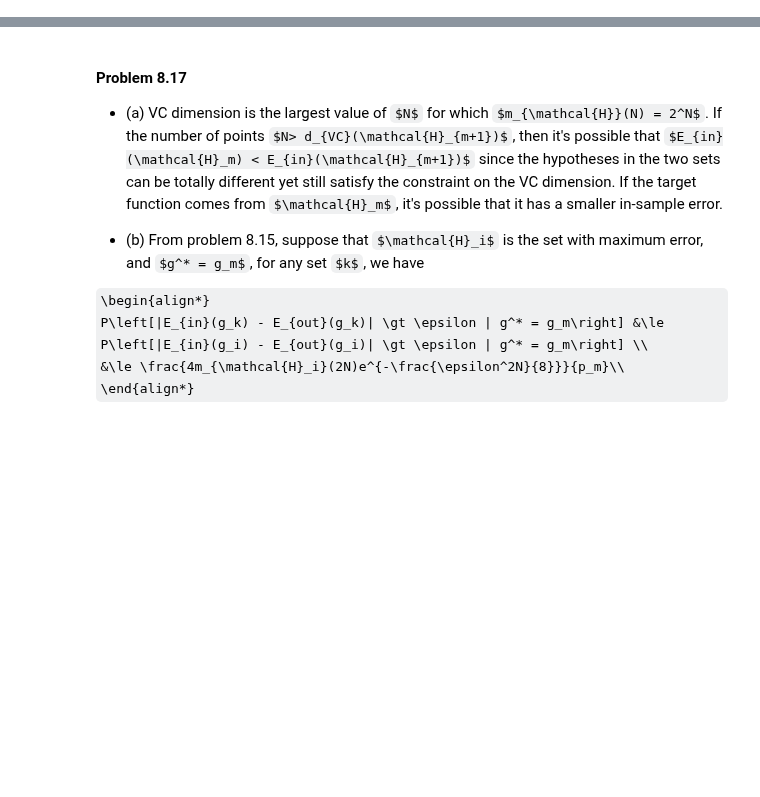
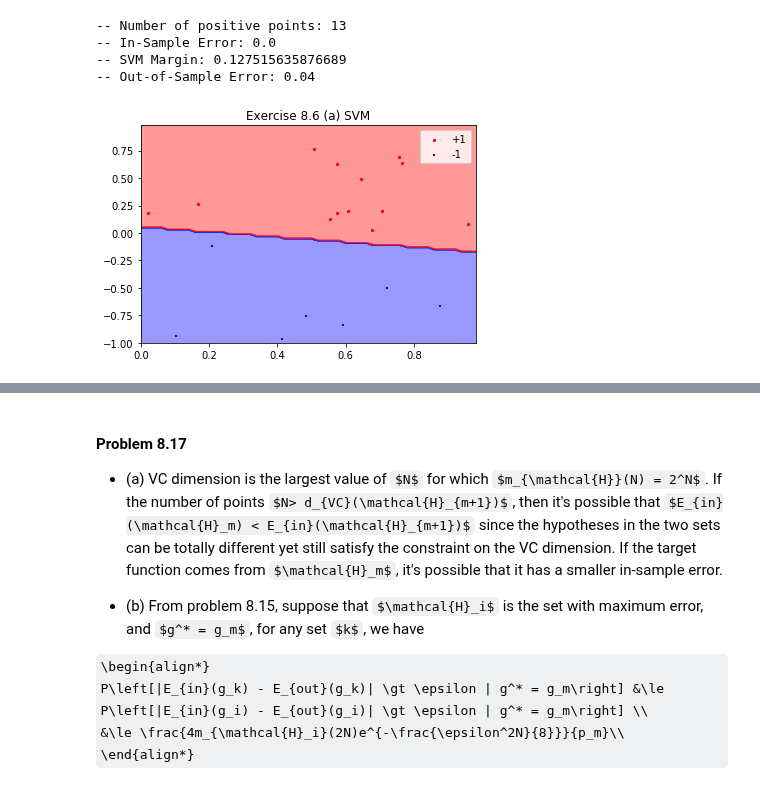
Before and after one commit to niuers/Learning-From-Data-A-Short-Course, a Jupyter notebook: Solutions to Chapter 8 Exercises and Problems.ipynb, the cells around one changed output, grey strips where cells are left out. Drawn from its saved outputs; the diff is of its cells as text; code cells hidden in the pictures; some formulas as TeX source; blank space fills up the shorter version.

```diff
--- a/Solutions to Chapter 8 Exercises and Problems.ipynb
+++ b/Solutions to Chapter 8 Exercises and Problems.ipynb
@@ -221,0 +94,51 @@ So if a point $(x_n, y_n)$ is on the boundary satisfying $y_n((w^*)^Tx_n + b^*)=
+# %%
+def generate_data_84(N, x1_lb=0, x1_ub=1, x2_lb=-1, x2_ub=1):
+    dim = 1
+    max_v = 10000
+    x1 = data.generate_random_numbers(N, dim, max_v, x1_lb, x1_ub)
+    x2 = data.generate_random_numbers(N, dim, max_v, x2_lb, x2_ub)
+    df = pd.DataFrame({'x1':x1.flatten(), 'x2':x2.flatten()})
+    df['y'] = np.sign(df['x2'])
+    return df
+# %%
+N = 20
+N_t = 100
+df = generate_data_84(N)
+print(f"-- Number of positive points: {df.loc[df['y']>0]['y'].count()}")
+X = df[['x1', 'x2']].values
+y = df['y'].values
+my_svm = lm.SVM()
+my_svm.fit(X, y)
+print(f"-- In-Sample Error: {my_svm.calc_error(X, y)}")
+print(f"-- SVM Margin: {my_svm.margin()}")
+df_t = generate_data_84(N_t)
+X_t = df_t[['x1', 'x2']].values
+y_t = df_t['y'].values
+print(f"-- Out-of-Sample Error: {my_svm.calc_error(X_t, y_t)}")
+# %% [output]
+-- Number of positive points: 13
+-- In-Sample Error: 0.0
+-- SVM Margin: 0.127515635876689
+-- Out-of-Sample Error: 0.04
+# %%
+xsp1 = df.loc[df['y']==1]['x1'].values
+ysp1 = df.loc[df['y']==1]['x2'].values
+xsm1 = df.loc[df['y']==-1]['x1'].values
+ysm1 = df.loc[df['y']==-1]['x2'].values
+
+#plt.tight_layout()
+X_train = df[['x1', 'x2']].values
+y_train = df['y'].values
+cls = my_svm
+x1_min, x1_max = 0, 1
+x2_min, x2_max = -1, 1
+xx1, xx2 = myplot.get_grid(x1_min, x1_max, x2_min, x2_max, step=0.02)
+myplot.plot_decision_boundaries(xx1, xx2, 2, cls)
+
+myplot.plt_plot([xsp1, xsm1], [ysp1, ysm1], 'scatter',
+               colors = ['r', 'b'], markers = ['o', '+'], labels = ['+1', '-1'],
+               title = "Exercise 8.6 (a) SVM", yscale = None, ylb = -1, yub = 1,
+               xlb = 0, xub = 1, xlabel = None, ylabel = None,
+               legends = ['+1', '-1'], legendx = None, legendy = None, marker_sizes=[5, 5])
+# %% [output]
+[figure, added]
```
Also changed, not shown: parts of 22 cells of this notebook, 2 other files.
